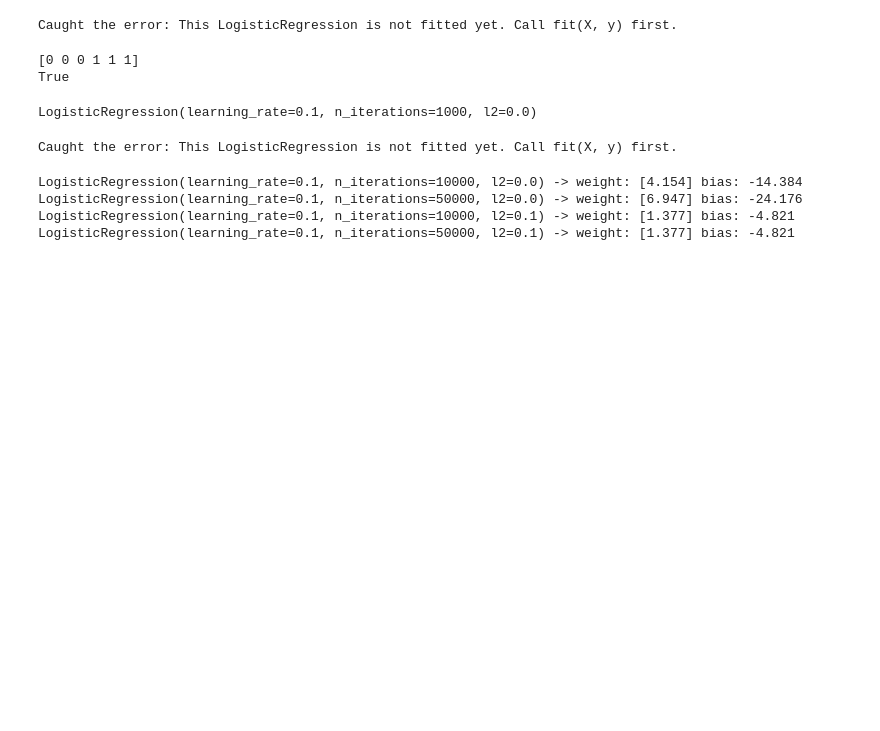
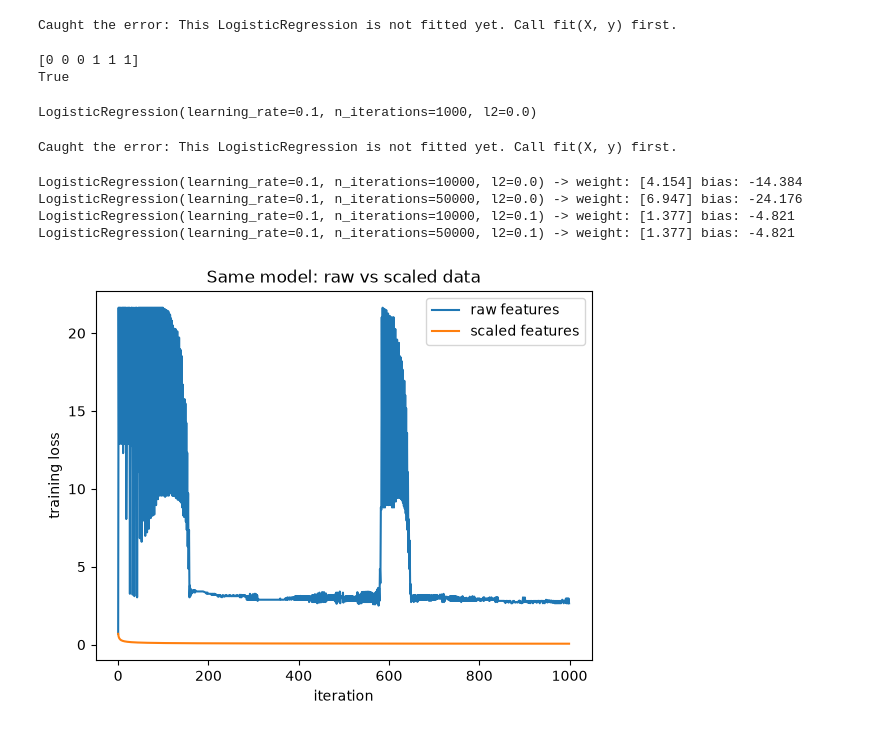
Before and after one commit to aviraljoshi27/mini-logistic-regression, a Jupyter notebook: notebooks/04_from_scratch_model.ipynb, the cells around one changed output. Drawn from its saved outputs; the diff is of its cells as text; code cells hidden in the pictures; blank space fills up the shorter version.

```diff
--- a/notebooks/04_from_scratch_model.ipynb
+++ b/notebooks/04_from_scratch_model.ipynb
@@ -201,3 +204,21 @@ LogisticRegression(learning_rate=0.1, n_iterations=10000, l2=0.0) -> weight: [4.
 LogisticRegression(learning_rate=0.1, n_iterations=50000, l2=0.0) -> weight: [6.947] bias: -24.176
 LogisticRegression(learning_rate=0.1, n_iterations=10000, l2=0.1) -> weight: [1.377] bias: -4.821
 LogisticRegression(learning_rate=0.1, n_iterations=50000, l2=0.1) -> weight: [1.377] bias: -4.821
+# %%
+df = pd.read_csv("../data/breast_cancer.csv")
+X = df.drop(columns="target").to_numpy()
+y = df["target"].to_numpy()
+X_train, X_test, y_train, y_test = train_test_split(X, y, test_size=0.2, stratify=y, random_state=42)
+
+raw_model = LogisticRegression(learning_rate=0.1, n_iterations=1000).fit(X_train, y_train)
+X_train_scaled = StandardScaler().fit(X_train).transform(X_train)
+scaled_model = LogisticRegression(learning_rate=0.1, n_iterations=1000).fit(X_train_scaled, y_train)
+
+fig, ax = plt.subplots()
+ax.plot(raw_model.loss_history_, label="raw features")
+ax.plot(scaled_model.loss_history_, label="scaled features")
+ax.set(xlabel="iteration", ylabel="training loss", title="Same model: raw vs scaled data")
+ax.legend()
+plt.show()
+# %% [output]
+[figure, added]
```
Also changed, not shown: parts of 1 cell of this notebook.
